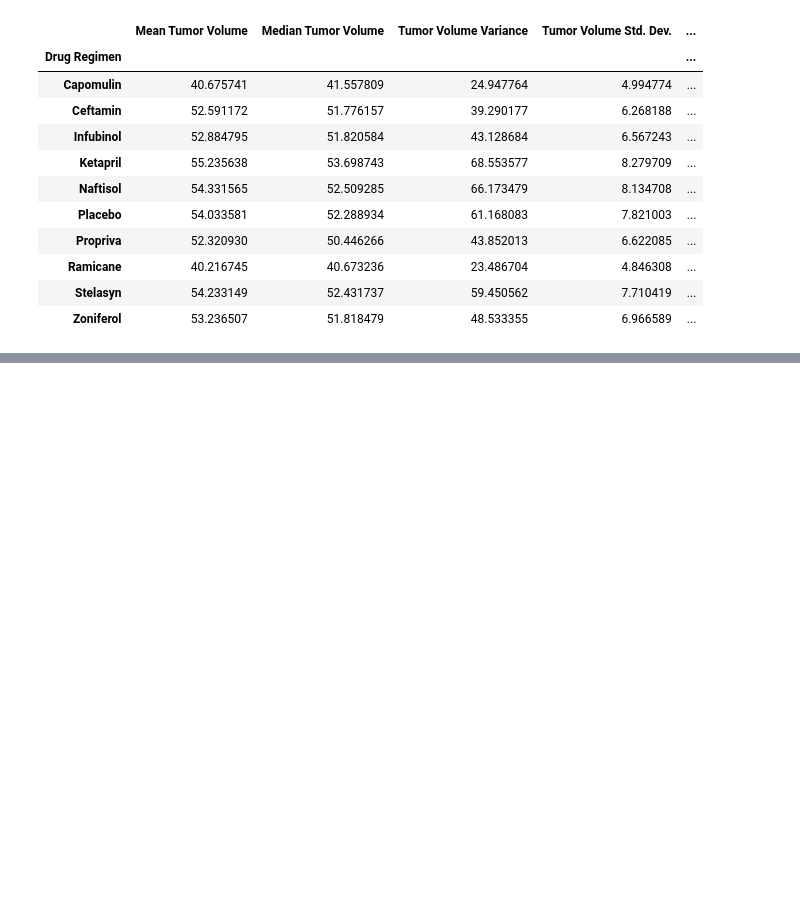
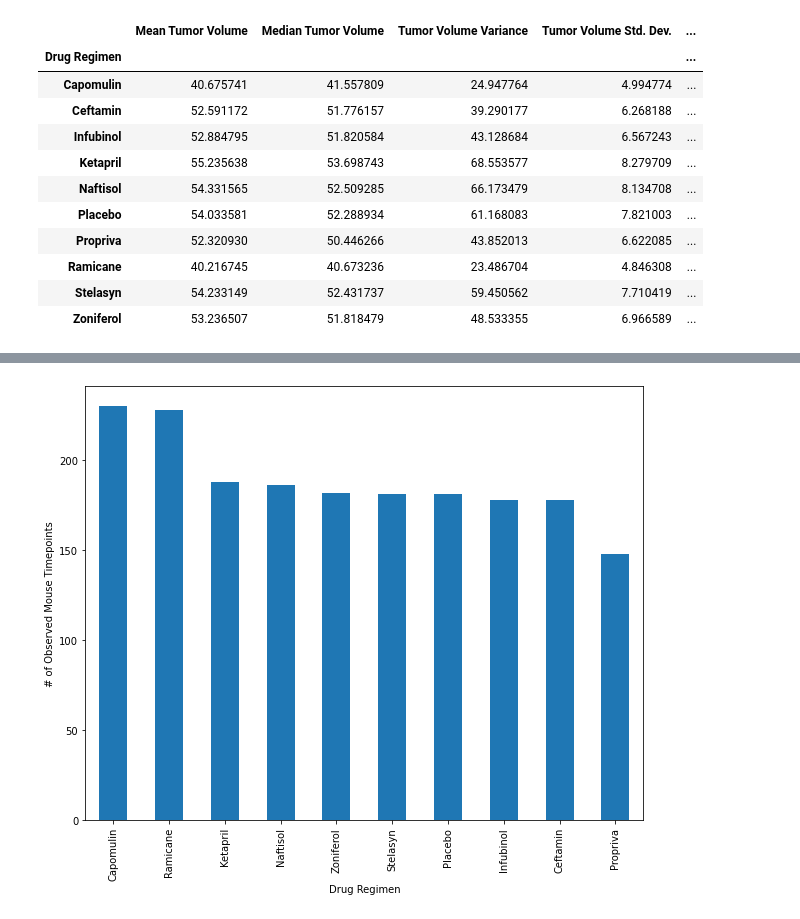
Before and after one commit to andrewdhawthorne/Module-5-Matplotlib-Challenge, a Jupyter notebook: Pymaceuticals/Pymaceuticals_student_solution.ipynb, the cells around one changed output, grey strips where cells are left out. Saved outputs shown, nothing was run; the diff lists cells and outputs as text; code cells hidden in the pictures; blank space fills up the shorter version.

Commit message:
adding bar chart

```diff
--- a/Pymaceuticals/Pymaceuticals_student_solution.ipynb
+++ b/Pymaceuticals/Pymaceuticals_student_solution.ipynb
@@ -110,0 +118,5 @@ stats_summary_table_df
+# %%
+# Generate a bar plot showing total number of rows (Mouse ID/Timepoint) for each drug regimen using Pandas
+drug_timepoints = clean_study_data.groupby(["Drug Regimen"])["Timepoint"].count()
+drug_timepoints=drug_timepoints.sort_values(ascending=False)
+drug_timepoints
@@ -110,0 +136,7 @@ stats_summary_table_df
+# %%
+drug_chart = drug_timepoints.plot(kind="bar", figsize=(10,8))
+drug_chart.set_xlabel("Drug Regimen")
+drug_chart.set_ylabel("# of Observed Mouse Timepoints")
+plt.show()
+# %% [output]
+[figure, added]
```
Also changed, not shown: parts of 5 cells of this notebook.
